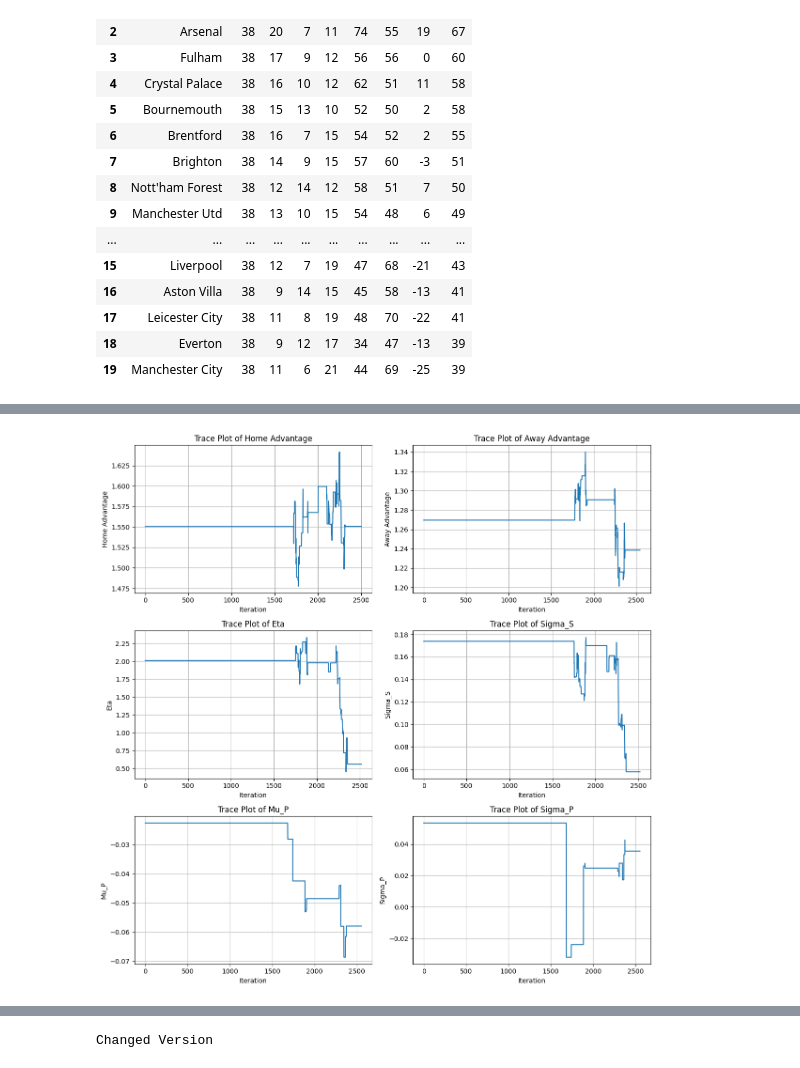
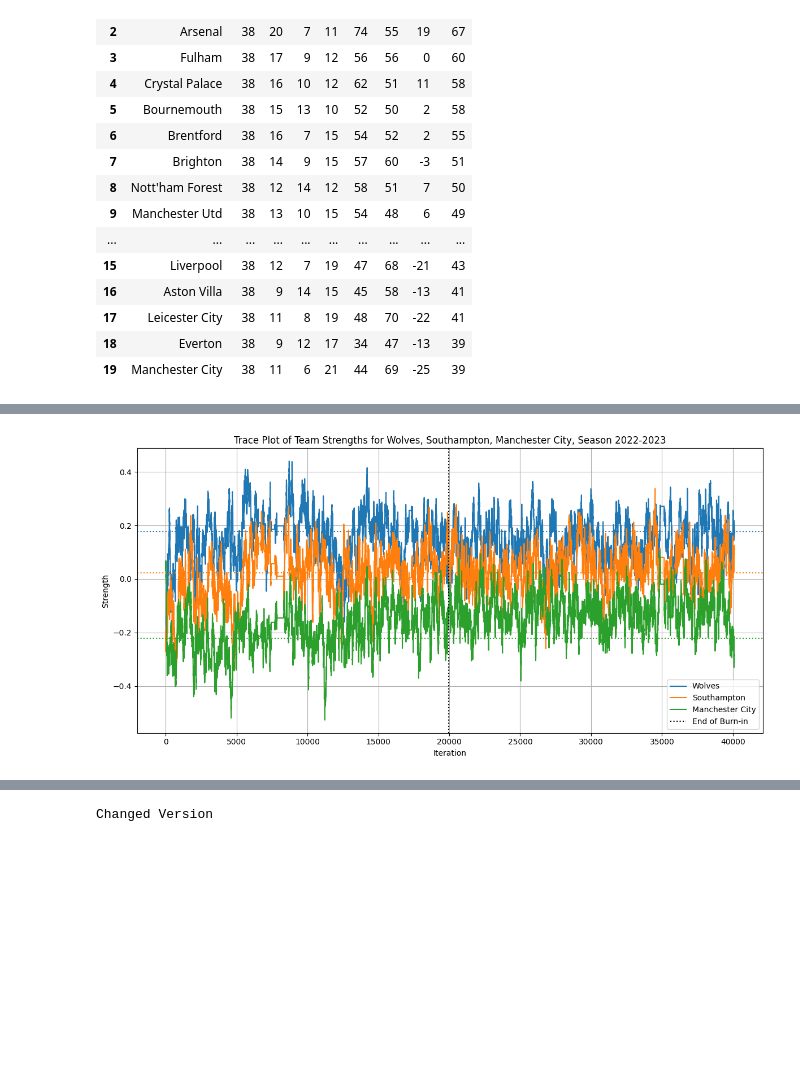
Before and after one commit to josephjsun/M4R, a Jupyter notebook: synthetic_data.ipynb, the cells around one changed output, grey strips where cells are left out. Saved outputs shown, nothing was run; the diff lists cells and outputs as text; code cells hidden in the pictures; blank space fills up the shorter version.

```diff
--- a/synthetic_data.ipynb
+++ b/synthetic_data.ipynb
@@ -118,4 +127,4 @@ trace_plot_strength(strength_dict, ['Manchester City', 'Manchester Utd', 'Chelse
-# %%
-trace_plot_parameter(parameters)
-# %% [output]
-[figure, removed]
+# %%
+trace_plot_strength_with_burnin(strength_dict, strength_dict_original, ['Wolves', 'Southampton', 'Manchester City'], 2023, true_strengths = twenty_three_strengths)
+# %% [output]
+[figure, added]
```
Also changed, not shown: parts of 6 cells of this notebook, 11 other files.
